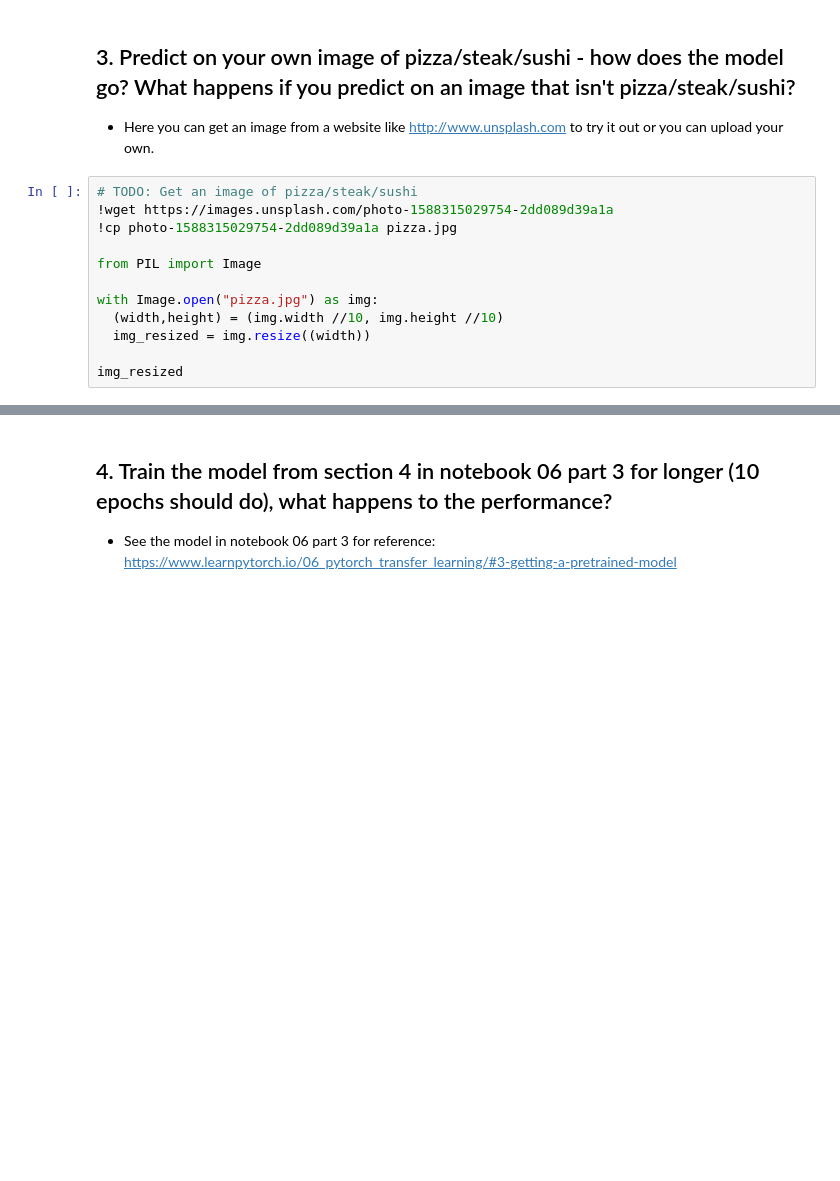
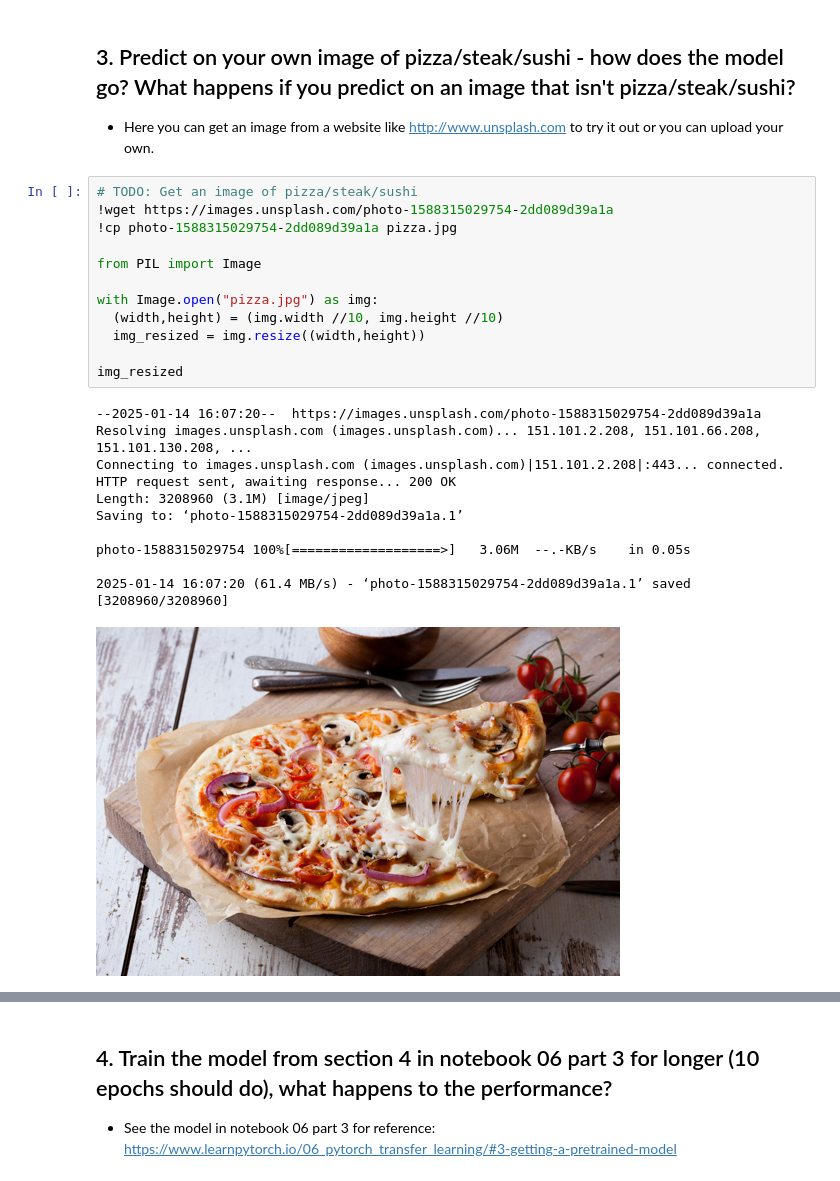
Before and after one commit to ganireddikumar/Assignment1, a Jupyter notebook: extras/exercises/06_pytorch_transfer_learning_exercises.ipynb, the cells around one changed output, grey strips where cells are left out. Saved outputs shown, nothing was run; the diff lists cells and outputs as text; blank space fills up the shorter version.

```diff
--- a/extras/exercises/06_pytorch_transfer_learning_exercises.ipynb
+++ b/extras/exercises/06_pytorch_transfer_learning_exercises.ipynb
@@ -309,15 +323,27 @@ def pred_and_store(test_paths,model,transform,class_names,device):
 # %%
 # TODO: Get an image of pizza/steak/sushi
 !wget https://images.unsplash.com/photo-1588315029754-2dd089d39a1a
 !cp photo-1588315029754-2dd089d39a1a pizza.jpg
 
 from PIL import Image
 
 with Image.open("pizza.jpg") as img:
   (width,height) = (img.width //10, img.height //10)
-  img_resized = img.resize((width))
+  img_resized = img.resize((width,height))
 
 img_resized
+# %% [output]
+--2025-01-14 16:07:20--  https://images.unsplash.com/photo-1588315029754-2dd089d39a1a
+Resolving images.unsplash.com (images.unsplash.com)... 151.101.2.208, 151.101.66.208, 151.101.130.208, ...
+Connecting to images.unsplash.com (images.unsplash.com)|151.101.2.208|:443... connected.
+HTTP request sent, awaiting response... 200 OK
+Length: 3208960 (3.1M) [image/jpeg]
+Saving to: ‘photo-1588315029754-2dd089d39a1a.1’
+
+photo-1588315029754 100%[===================>]   3.06M  --.-KB/s    in 0.05s
+
+2025-01-14 16:07:20 (61.4 MB/s) - ‘photo-1588315029754-2dd089d39a1a.1’ saved [3208960/3208960]
+[figure, added]
 # %%
 # TODO: Get an image of not pizza/steak/sushi
 def pred_and_plot(image_path,model,transform,class_names,device=device):
```
Also changed, not shown: parts of 20 cells of this notebook.
